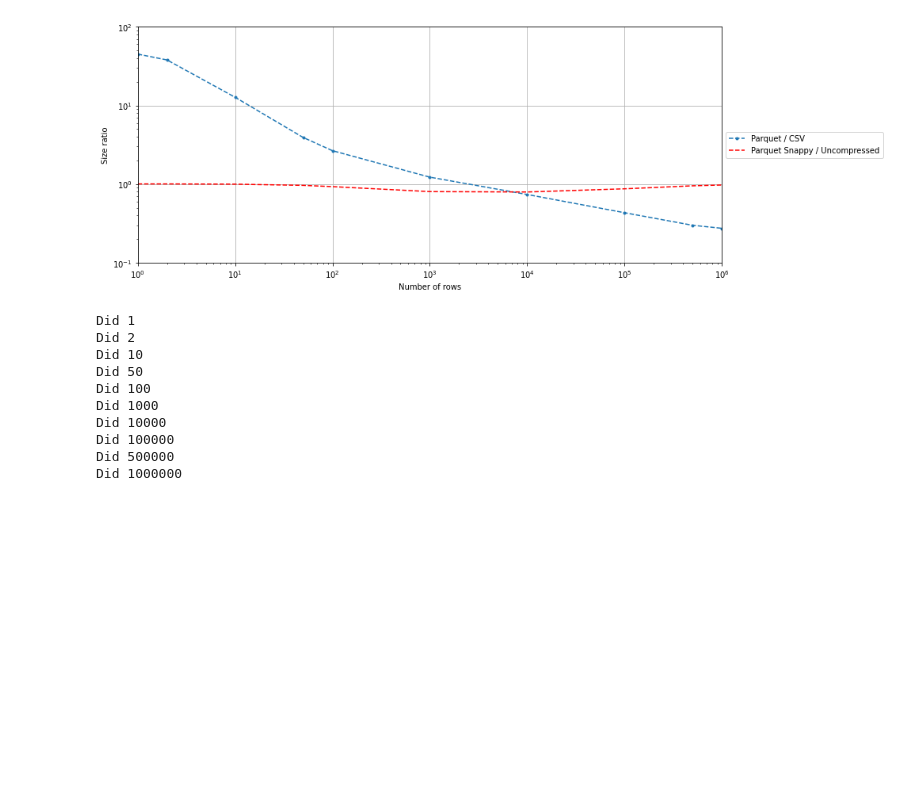
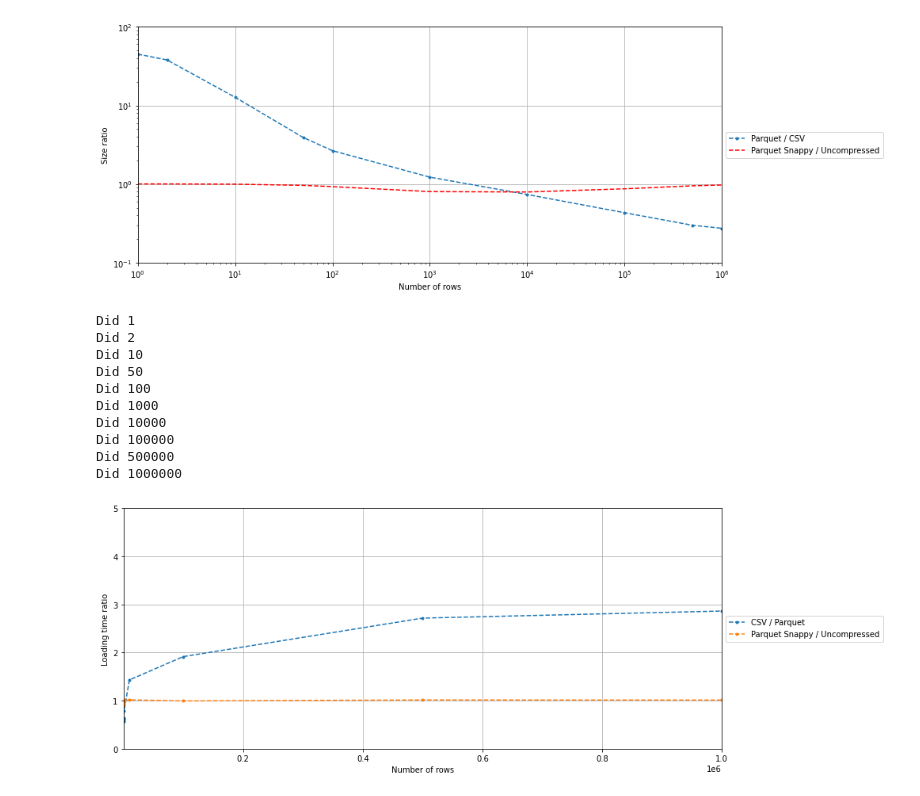
Before and after one commit to pbisaillon/csv_parquet, a Jupyter notebook: notebooks/generate.ipynb, the cells around one changed output. Cells and saved outputs as stored; diff of their text form; code cells hidden in the pictures; blank space fills up the shorter version.

```diff
--- a/notebooks/generate.ipynb
+++ b/notebooks/generate.ipynb
@@ -66,8 +73,8 @@ def load_parquet(c, r):
     pd.read_parquet(f'../data/{r}_{c}.parquet')
 # %%
 ## Plotting the size on disk of parquet file vs csv file Takes a long time.
-speed_ratio = {}
+speed_ratio_longuer = {}
 for c in ncols:
-    speed_ratio[f'{c}'] = []
+    speed_ratio_longuer[f'{c}'] = []
     for r in nrows:
-        speed_ratio[f'{c}'].append(timeit.Timer(lambda: load_csv(c, r)).timeit(N) / timeit.Timer(lambda: load_parquet(c, r)).timeit(N))
+        speed_ratio_longuer[f'{c}'].append(timeit.Timer(lambda: load_csv(c, r)).timeit(N) / timeit.Timer(lambda: load_parquet(c, r)).timeit(N))
@@ -73,0 +83,26 @@ for c in ncols:
+# %%
+
+c = 32
+r = 100
+
+Nt = 10
+print(timeit.Timer(lambda: load_csv(c, r)).timeit(Nt) / timeit.Timer(lambda: load_parquet(c, r)).timeit(Nt))
+
+Nt = 20
+print(timeit.Timer(lambda: load_csv(c, r)).timeit(Nt) / timeit.Timer(lambda: load_parquet(c, r)).timeit(Nt))
+
+Nt = 30
+print(timeit.Timer(lambda: load_csv(c, r)).timeit(Nt) / timeit.Timer(lambda: load_parquet(c, r)).timeit(Nt))
+
+Nt = 40
+print(timeit.Timer(lambda: load_csv(c, r)).timeit(Nt) / timeit.Timer(lambda: load_parquet(c, r)).timeit(Nt))
+
+
+Nt = 50
+print(timeit.Timer(lambda: load_csv(c, r)).timeit(Nt) / timeit.Timer(lambda: load_parquet(c, r)).timeit(Nt))
+
+Nt = 100
+print(timeit.Timer(lambda: load_csv(c, r)).timeit(Nt) / timeit.Timer(lambda: load_parquet(c, r)).timeit(Nt))
+
+Nt = 500
+print(timeit.Timer(lambda: load_csv(c, r)).timeit(Nt) / timeit.Timer(lambda: load_parquet(c, r)).timeit(Nt))
@@ -200,18 +260,21 @@ Did 1000000
 # %%
 fig, ax = plt.subplots(figsize=(14, 5))
 
-ax.plot(nrows, speed_ratio[f'{c}'], '.--')
-ax.plot(nrows, speed_ratio[f'{c}'], '.--')
+ax.plot(nrows, np.divide(csv_name_speed, parquet_name_speed), '.--')
+ax.plot(nrows, np.divide(parquet_snappy_name_speed, parquet_name_speed), '.--')
+
 
 ax.set_xlabel('Number of rows')
 ax.set_ylabel('Loading time ratio')
 #ax.set_xscale('log')
 #ax.set_yscale('log')
-ax.set_ylim([0,45])
+ax.set_ylim([0,5])
 ax.set_xlim([1,1e6])
 ax.grid(True)
 ax.legend(['CSV / Parquet', 'Parquet Snappy / Uncompressed'], loc='center left',  bbox_to_anchor=(1, 0.5))
 #ax.legend(loc='center left', bbox_to_anchor=(1, 0.5))
 fig.tight_layout()
 plt.show()
-fig.savefig("../figs/name)time_ratio.png", dpi=fig.dpi)
+fig.savefig("../figs/name_time_ratio.png", dpi=fig.dpi)
+# %% [output]
+[figure, added]
```
Also changed, not shown: parts of 18 cells of this notebook.
